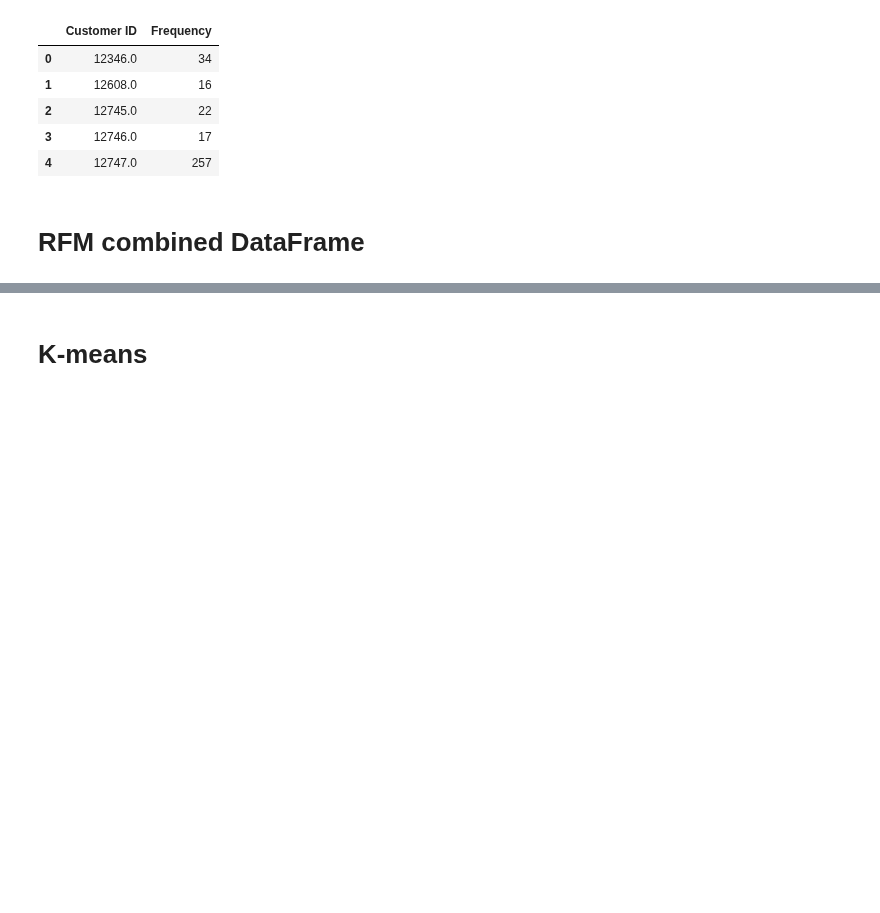
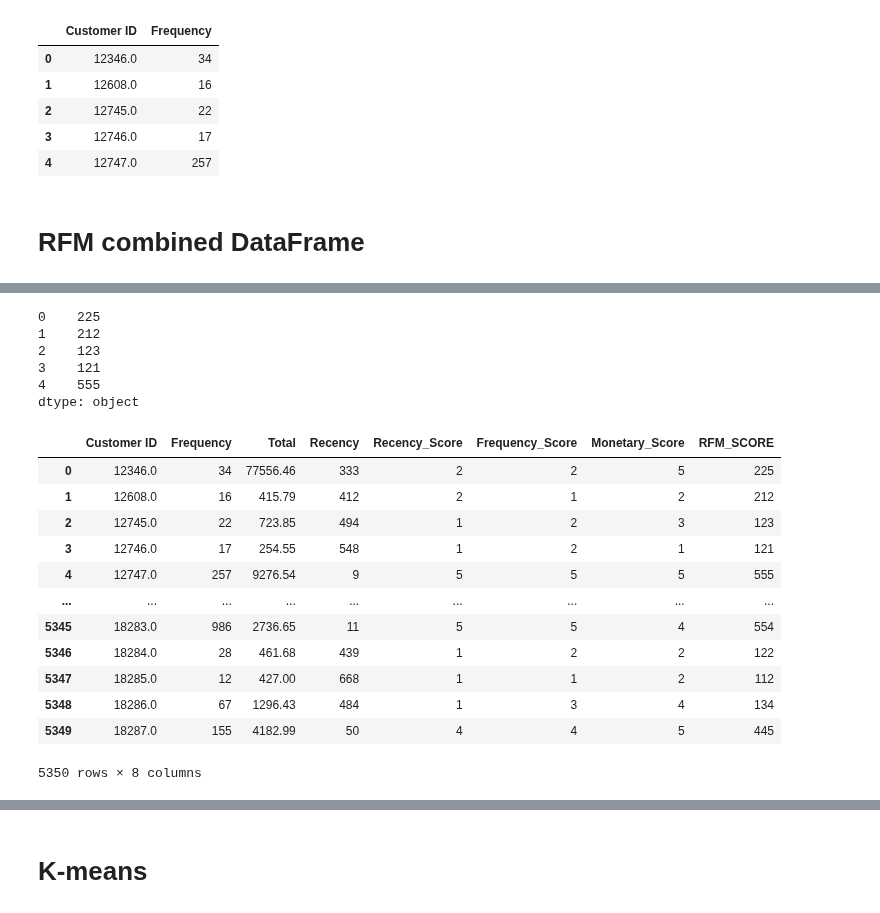
Before and after one commit to MeenTers/KKU_data_mining, a Jupyter notebook: Assignment2.ipynb, the cells around one changed output, grey strips where cells are left out. Drawn from its saved outputs; the diff is of its cells as text; code cells hidden in the pictures; blank space fills up the shorter version.

```diff
--- a/Assignment2.ipynb
+++ b/Assignment2.ipynb
@@ -303 +309,7 @@ RFM_uk
 5350 rows × 4 columns
+# %%
+#RFM score values
+RFM_uk['Recency_Score'] = pd.qcut(RFM_uk['Recency'],5,labels=[5,4,3,2,1])
+RFM_uk['Frequency_Score'] = pd.qcut(RFM_uk['Frequency'].rank(method="first"),5,labels=[1,2,3,4,5])
+RFM_uk['Monetary_Score'] = pd.qcut(RFM_uk['Total'],5,labels=[1,2,3,4,5])
+RFM_uk
@@ -303,0 +330,29 @@ RFM_uk
+# %%
+#RFM score values are combined side by side in str format
+(RFM_uk['Recency_Score'].astype(str) +
+ RFM_uk['Frequency_Score'].astype(str) +
+ RFM_uk['Monetary_Score'].astype(str)).head()
+# %% [output]
+0    225
+1    212
+2    123
+3    121
+4    555
+dtype: object
+# %%
+RFM_uk["RFM_SCORE"] = RFM_uk['Recency_Score'].astype(str) + RFM_uk['Frequency_Score'].astype(str) + RFM_uk['Monetary_Score'].astype(str)
+RFM_uk
+# %% [output]
+|  | Customer ID | Frequency | Total | Recency | Recency_Score | Frequency_Score | Monetary_Score | RFM_SCORE |
+| 0 | 12346.0 | 34 | 77556.46 | 333 | 2 | 2 | 5 | 225 |
+| 1 | 12608.0 | 16 | 415.79 | 412 | 2 | 1 | 2 | 212 |
+| 2 | 12745.0 | 22 | 723.85 | 494 | 1 | 2 | 3 | 123 |
+| 3 | 12746.0 | 17 | 254.55 | 548 | 1 | 2 | 1 | 121 |
+| 4 | 12747.0 | 257 | 9276.54 | 9 | 5 | 5 | 5 | 555 |
+| ... | ... | ... | ... | ... | ... | ... | ... | ... |
+| 5345 | 18283.0 | 986 | 2736.65 | 11 | 5 | 5 | 4 | 554 |
+| 5346 | 18284.0 | 28 | 461.68 | 439 | 1 | 2 | 2 | 122 |
+| 5347 | 18285.0 | 12 | 427.00 | 668 | 1 | 1 | 2 | 112 |
+| 5348 | 18286.0 | 67 | 1296.43 | 484 | 1 | 3 | 4 | 134 |
+| 5349 | 18287.0 | 155 | 4182.99 | 50 | 4 | 4 | 5 | 445 |
+5350 rows × 8 columns
```
Also changed, not shown: parts of 16 cells of this notebook.
